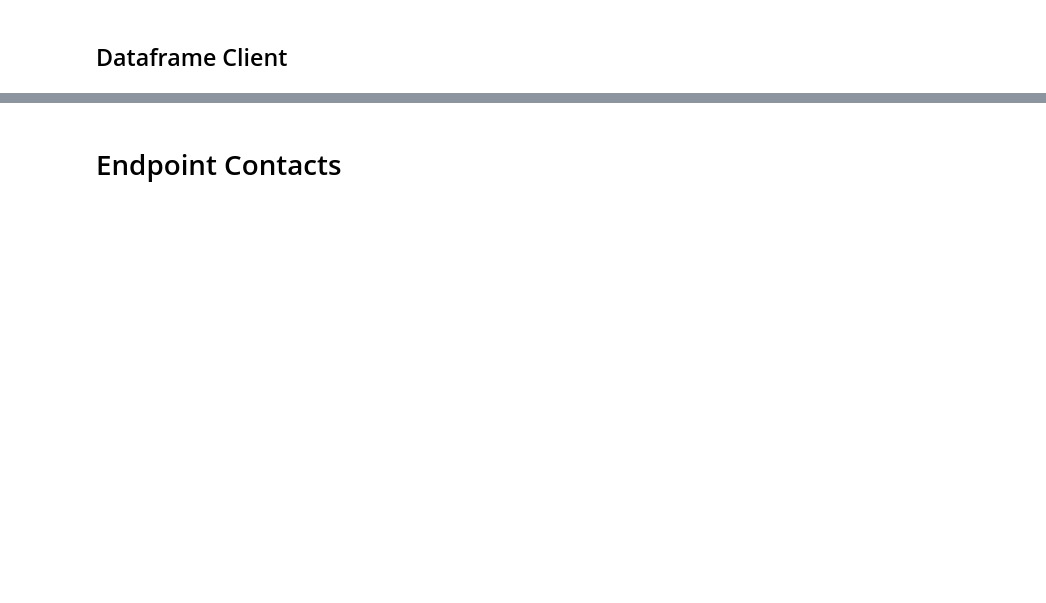
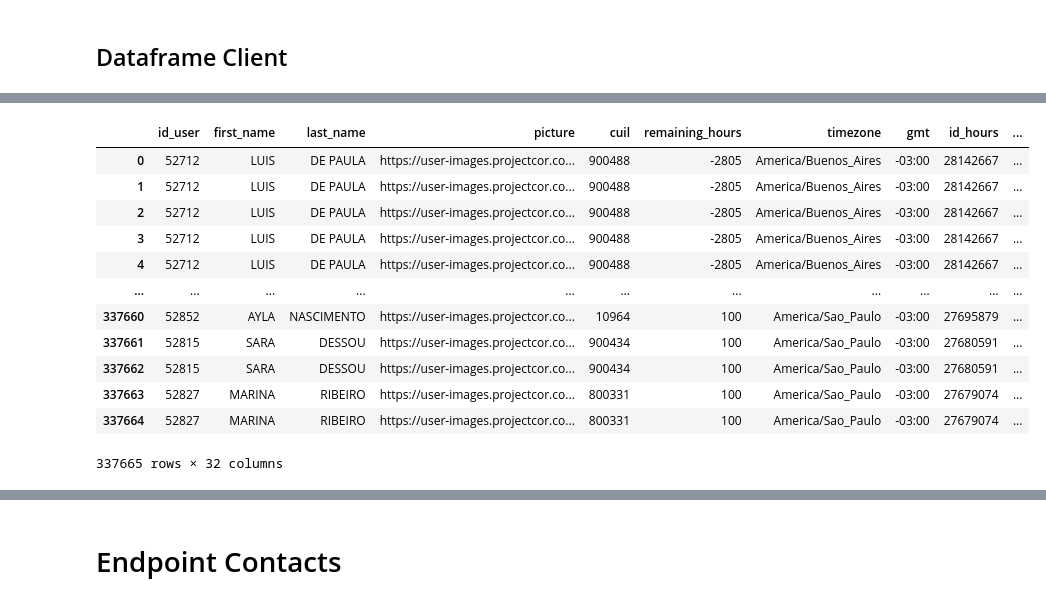
Before and after one commit to jonathasrc/soulcode, a Jupyter notebook: projeto_final/projeto_final_work.ipynb, the cells around one changed output, grey strips where cells are left out. Saved outputs shown, nothing was run; the diff lists cells and outputs as text; code cells hidden in the pictures; blank space fills up the shorter version.

```diff
--- a/projeto_final/projeto_final_work.ipynb
+++ b/projeto_final/projeto_final_work.ipynb
@@ -392,3 +678,3 @@ df_client.isnull().sum()
 # %%
-df_client.rename(columns={'id': 'client_id'}, inplace=True)
+df_client.rename(columns={'id': 'client_id', 'name':'nama_client'}, inplace=True)
 df_client.columns
@@ -399,3 +694,57 @@ df_client.isnull().sum()
+# %%
+users = df_users.copy()  # Replace with your data loading method
+hours = df_hours.copy()
+task = df_tasks.copy()
+project = df_project.copy()
+client = df_client.copy()
+
+users_hours_merge_key = "id_user"  # Assuming users.id_user is the same as hours.user_id
+hours_task_merge_key = "task_log_id"  # Assuming hours.task_log_id is the same as task.task_id
+task_project_merge_key = "project_id"
+project_client_merge_key = "client_id"
+
+joined_data = pd.merge(users, hours, left_on='id_user', right_on='user_id')
+joined_data = pd.merge(joined_data, task, left_on='task_log_id', right_on='task_id')
+joined_data = pd.merge(joined_data, project, left_on='project_id', right_on='project_id')
+joined_data = pd.merge(joined_data, project, left_on='client_id', right_on='client_id')
+
+
+
+
+
+# selected_columns = {
+#     "id_user": "users_id_user",
+#     "first_name": "users_first_name",
+#     "last_name": "users_last_name",
+#     "id_hours": "hours_id_hours",
+#     "start": "hours_start",
+#     "stop": "hours_stop",
+#     "duration": "hours_duration",
+#     "task_id": "task_task_id",
+#     "title": "task_title",
+#     "project_id": "project_project_id",
+#     "name_x": "project_name",
+#     "client_id": "client_client_id",
+#     "name_y": "client_name",  }
+
+
+# joined_data.rename(columns=selected_columns, inplace=True)
+
+joined_data
+# %% [output]
+|  | id_user | first_name | last_name | picture | cuil | remaining_hours | timezone | gmt | id_hours | ... |
+| 0 | 52712 | LUIS | DE PAULA | https://user-images.projectcor.co... | 900488 | -2805 | America/Buenos_Aires | -03:00 | 28142667 | ... |
+| 1 | 52712 | LUIS | DE PAULA | https://user-images.projectcor.co... | 900488 | -2805 | America/Buenos_Aires | -03:00 | 28142667 | ... |
+| 2 | 52712 | LUIS | DE PAULA | https://user-images.projectcor.co... | 900488 | -2805 | America/Buenos_Aires | -03:00 | 28142667 | ... |
+| 3 | 52712 | LUIS | DE PAULA | https://user-images.projectcor.co... | 900488 | -2805 | America/Buenos_Aires | -03:00 | 28142667 | ... |
+| 4 | 52712 | LUIS | DE PAULA | https://user-images.projectcor.co... | 900488 | -2805 | America/Buenos_Aires | -03:00 | 28142667 | ... |
+| ... | ... | ... | ... | ... | ... | ... | ... | ... | ... | ... |
+| 337660 | 52852 | AYLA | NASCIMENTO | https://user-images.projectcor.co... | 10964 | 100 | America/Sao_Paulo | -03:00 | 27695879 | ... |
+| 337661 | 52815 | SARA | DESSOU | https://user-images.projectcor.co... | 900434 | 100 | America/Sao_Paulo | -03:00 | 27680591 | ... |
+| 337662 | 52815 | SARA | DESSOU | https://user-images.projectcor.co... | 900434 | 100 | America/Sao_Paulo | -03:00 | 27680591 | ... |
+| 337663 | 52827 | MARINA | RIBEIRO | https://user-images.projectcor.co... | 800331 | 100 | America/Sao_Paulo | -03:00 | 27679074 | ... |
+| 337664 | 52827 | MARINA | RIBEIRO | https://user-images.projectcor.co... | 800331 | 100 | America/Sao_Paulo | -03:00 | 27679074 | ... |
+337665 rows × 32 columns
 # %%
 df_merged = pd.concat([df_hours, df_users,df_tasks,df_project,df_client], axis=1)
 df_merged.columns
```
Also changed, not shown: parts of 47 cells of this notebook.
